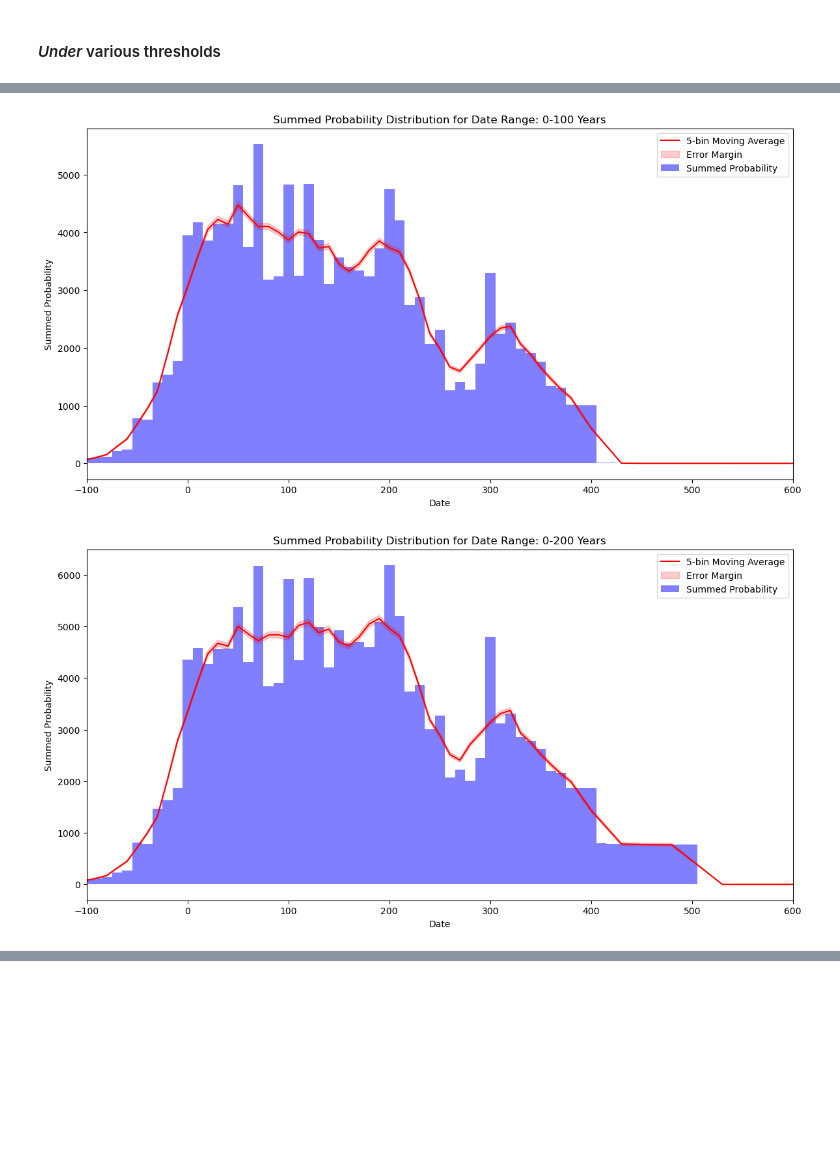
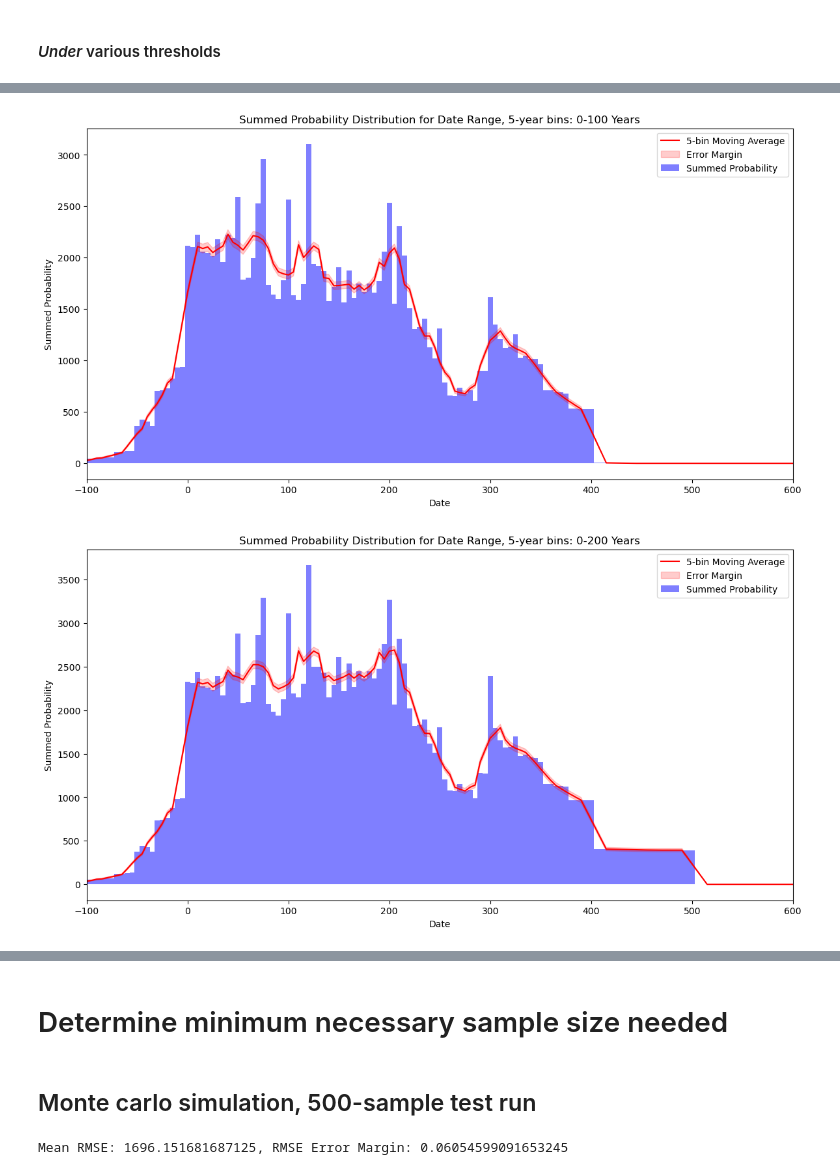
Before and after one commit to saross/inscriptions, a Jupyter notebook: inscriptions-spa.ipynb, the cells around one changed output, grey strips where cells are left out. Drawn from its saved outputs; the diff is of its cells as text; code cells hidden in the pictures; blank space fills up the shorter version.

```diff
--- a/inscriptions-spa.ipynb
+++ b/inscriptions-spa.ipynb
@@ -790,7 +790,7 @@ for start, end in thresholds:
     # Plot the moving average
     plt.plot(moving_avg_x, moving_avg, color='red', label=f"{window_size}-bin Moving Average")
     plt.fill_between(moving_avg_x, moving_avg - moving_std_dev, moving_avg + moving_std_dev, color='red', alpha=0.2, label='Error Margin')  # Added label here
-    plt.title(f"Summed Probability Distribution for Date Range: {start}-{end} Years")
+    plt.title(f"Summed Probability Distribution for Date Range, {resolution}-year bins: {start}-{end} Years")
 
     plt.xlabel('Date')
     plt.xlim([-100, 600])
@@ -810,7 +810,7 @@ for start, end in thresholds:
 # %% [markdown]
 #### *Under* various thresholds
 # %%
-def compute_summed_probability(df, earliest_date, latest_date, resolution=10):
+def compute_summed_probability(df, earliest_date, latest_date, resolution=5):
     """
     Compute the summed probability distribution of inscriptions with error margins.
 
@@ -850,12 +850,12 @@ def compute_summed_probability(df, earliest_date, latest_date, resolution=10):
 
     return summed_prob, std_devs
 
-# Define date range thresholds for filtering
+# Define date range thresholds for filtering; note that calculations are now *below* rather than *between* thresholds
 thresholds = [(0, 0), (0, 10), (0, 25), (0, 50), (0, 100), (0, 200), (0, 300), (0, float('inf'))]
 
 # Define overall earliest and latest date in the dataset, and bin resolution
 earliest_date, latest_date = lire['not_before'].min(), lire['not_after'].max()
-resolution = 10
+resolution = 5
 
 # Loop through each date range and plot
 for start, end in thresholds:
@@ -870,7 +870,7 @@ for start, end in thresholds:
         label = f"{start}-{end - 1}"
 
     # Calculate the summed probability and standard deviations for the filtered data
-    summed_prob, std_devs = compute_summed_probability(subset_df, earliest_date, latest_date, resolution=10)
+    summed_prob, std_devs = compute_summed_probability(subset_df, earliest_date, latest_date, resolution=5)
 
     # Generate x-values for plotting, making sure they align in shape with summed_prob
     x_values = np.arange(earliest_date, latest_date, resolution)[:len(summed_prob)]
@@ -899,7 +899,7 @@ for start, end in thresholds:
     # Plot the moving average
     plt.plot(moving_avg_x, moving_avg, color='red', label=f"{window_size}-bin Moving Average")
     plt.fill_between(moving_avg_x, moving_avg - moving_std_dev, moving_avg + moving_std_dev, color='red', alpha=0.2, label='Error Margin')  # Added label here
-    plt.title(f"Summed Probability Distribution for Date Range: {start}-{end} Years")
+    plt.title(f"Summed Probability Distribution for Date Range, {resolution}-year bins: {start}-{end} Years")
 
     plt.xlabel('Date')
     plt.xlim([-100, 600])
@@ -915,2 +915,2 @@ for start, end in thresholds:
-[figure, old version]
+[figure, new version]
-[figure, old version]
+[figure, new version]
@@ -918,0 +919,45 @@ for start, end in thresholds:
+# %% [markdown]
+# Determine minimum necessary sample size needed
+# %% [markdown]
+## Monte carlo simulation, 500-sample test run
+# %%
+from sklearn.metrics import mean_squared_error
+import random
+
+# Function to compute RMSE between two probability distributions
+def compute_rmse(y_true, y_pred):
+    return np.sqrt(mean_squared_error(y_true, y_pred))
+
+# Step 1: Compute summed probability and standard deviations for the full dataset
+full_summed_prob, full_std_devs = compute_summed_probability(lire, earliest_date, latest_date, resolution)
+
+# Initialize variables to store RMSE and error margins for each iteration
+rmse_values = []
+
+# Monte Carlo simulation with 1000 iterations
+num_iterations = 1000
+sample_size = 500
+
+for i in range(num_iterations):
+    # Step 2: Randomly select 500 dates from the full dataset
+    subset_df = lire.sample(n=sample_size, random_state=i)
+
+    # Compute summed probability and standard deviations for the subset
+    subset_summed_prob, subset_std_devs = compute_summed_probability(subset_df, earliest_date, latest_date, resolution)
+
+    # Match the lengths before calculating RMSE (this could happen if the randomly selected data does not cover the entire date range)
+    min_len = min(len(full_summed_prob), len(subset_summed_prob))
+    full_summed_prob_trunc = full_summed_prob[:min_len]
+    subset_summed_prob_trunc = subset_summed_prob[:min_len]
+
+    # Step 3: Compute RMSE and store it
+    rmse = compute_rmse(full_summed_prob_trunc, subset_summed_prob_trunc)
+    rmse_values.append(rmse)
+
+# Calculate mean RMSE and its standard deviation as error margin
+mean_rmse = np.mean(rmse_values)
+std_dev_rmse = np.std(rmse_values)
+
+print(f"Mean RMSE: {mean_rmse}, RMSE Error Margin: {std_dev_rmse}")
+# %% [output]
+Mean RMSE: 1696.151681687125, RMSE Error Margin: 0.06054599091653245
```
Also changed, not shown: parts of 24 cells of this notebook.
